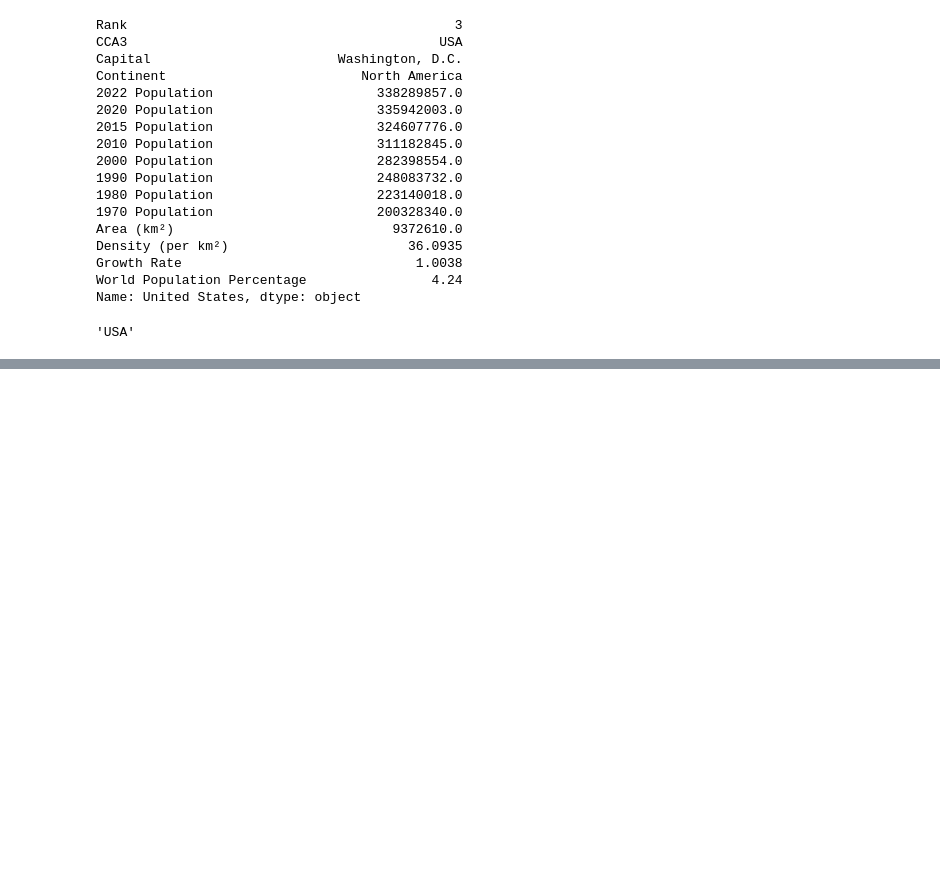
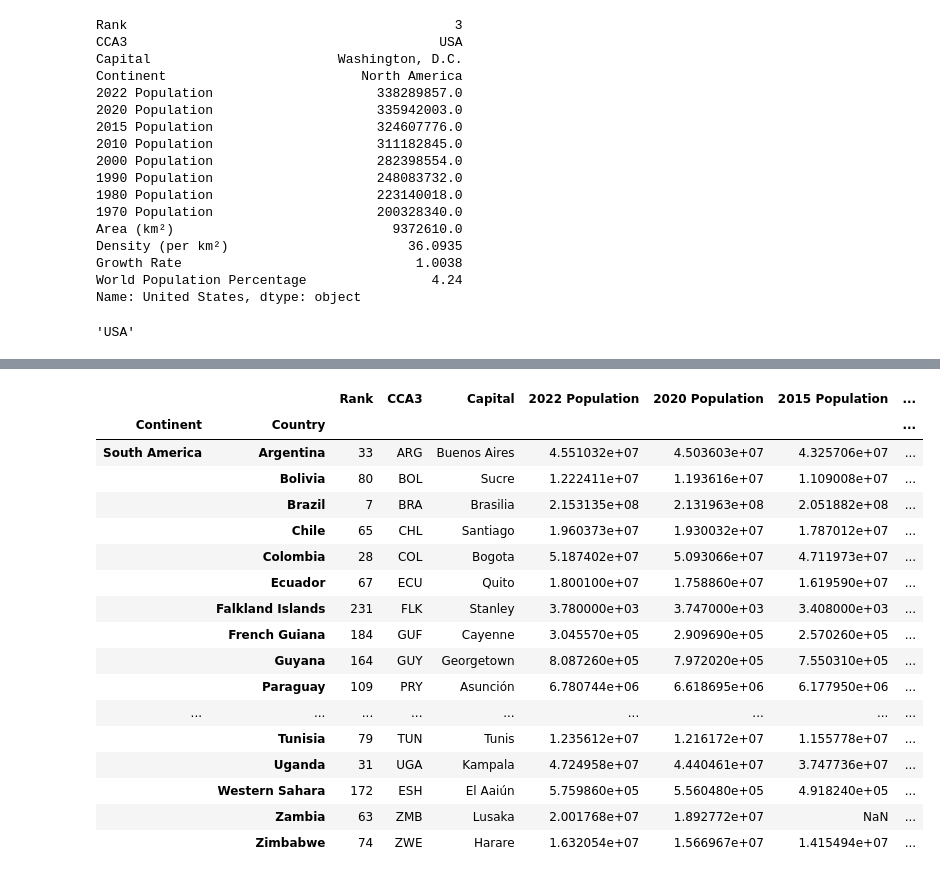
Before and after one commit to Brian342/Jupyter_NoteBook, a Jupyter notebook: pandas.ipynb, the cells around one changed output, grey strips where cells are left out. Saved outputs shown, nothing was run; the diff lists cells and outputs as text; code cells hidden in the pictures; blank space fills up the shorter version.

```diff
--- a/pandas.ipynb
+++ b/pandas.ipynb
@@ -236,0 +227,3 @@ df[df['Rank'] < 10].sort_values(by=['Continent', 'Country'], ascending = [False,
+# %%
+df4.set_index('Country', inplace = True)
+df4
@@ -236,0 +252,32 @@ df[df['Rank'] < 10].sort_values(by=['Continent', 'Country'], ascending = [False,
+# %%
+df4.reset_index(inplace = True)
+df4
+# %%
+df4.set_index(['Continent', 'Country'], inplace=True)
+df4
+# %%
+df4.sort_index()
+pd.set_option('display.max.columns', 235)
+# %%
+# df4.sort_index(ascending = [False, True])
+df4.sort_index(ascending = [True])
+df4.sort_index()
+# %% [output]
+|  |  | Rank | CCA3 | Capital | 2022 Population | 2020 Population | 2015 Population | ... |
+| Continent | Country |  |  |  |  |  |  | ... |
+| South America | Argentina | 33 | ARG | Buenos Aires | 4.551032e+07 | 4.503603e+07 | 4.325706e+07 | ... |
+|  | Bolivia | 80 | BOL | Sucre | 1.222411e+07 | 1.193616e+07 | 1.109008e+07 | ... |
+|  | Brazil | 7 | BRA | Brasilia | 2.153135e+08 | 2.131963e+08 | 2.051882e+08 | ... |
+|  | Chile | 65 | CHL | Santiago | 1.960373e+07 | 1.930032e+07 | 1.787012e+07 | ... |
+|  | Colombia | 28 | COL | Bogota | 5.187402e+07 | 5.093066e+07 | 4.711973e+07 | ... |
+|  | Ecuador | 67 | ECU | Quito | 1.800100e+07 | 1.758860e+07 | 1.619590e+07 | ... |
+|  | Falkland Islands | 231 | FLK | Stanley | 3.780000e+03 | 3.747000e+03 | 3.408000e+03 | ... |
+|  | French Guiana | 184 | GUF | Cayenne | 3.045570e+05 | 2.909690e+05 | 2.570260e+05 | ... |
+|  | Guyana | 164 | GUY | Georgetown | 8.087260e+05 | 7.972020e+05 | 7.550310e+05 | ... |
+|  | Paraguay | 109 | PRY | Asunción | 6.780744e+06 | 6.618695e+06 | 6.177950e+06 | ... |
+| ... | ... | ... | ... | ... | ... | ... | ... | ... |
+|  | Tunisia | 79 | TUN | Tunis | 1.235612e+07 | 1.216172e+07 | 1.155778e+07 | ... |
+|  | Uganda | 31 | UGA | Kampala | 4.724958e+07 | 4.440461e+07 | 3.747736e+07 | ... |
+|  | Western Sahara | 172 | ESH | El Aaiún | 5.759860e+05 | 5.560480e+05 | 4.918240e+05 | ... |
+|  | Zambia | 63 | ZMB | Lusaka | 2.001768e+07 | 1.892772e+07 | NaN | ... |
+|  | Zimbabwe | 74 | ZWE | Harare | 1.632054e+07 | 1.566967e+07 | 1.415494e+07 | ... |
```
Also changed, not shown: parts of 12 cells of this notebook.
